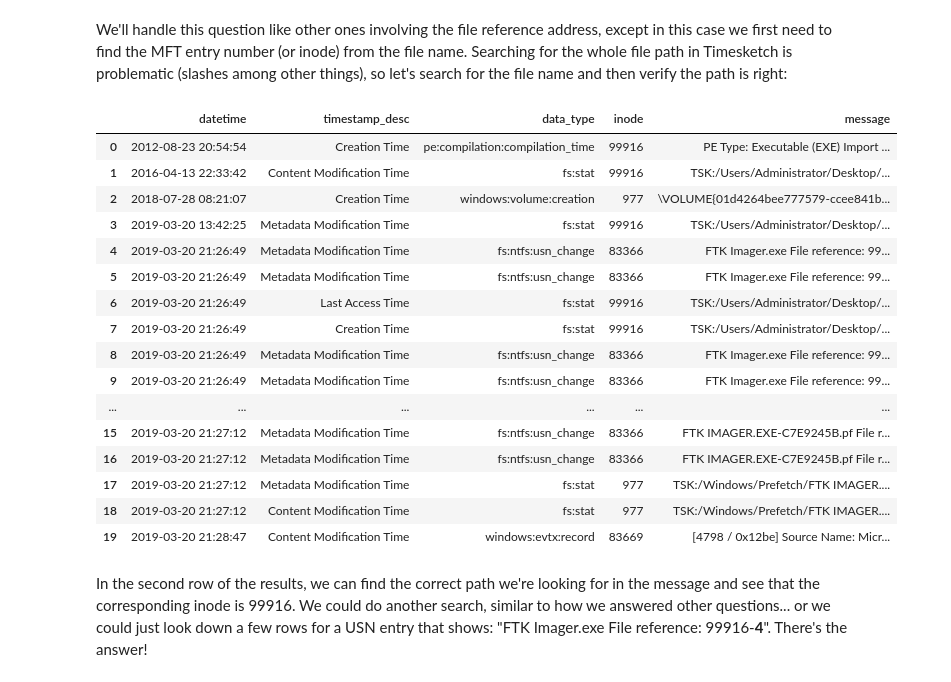
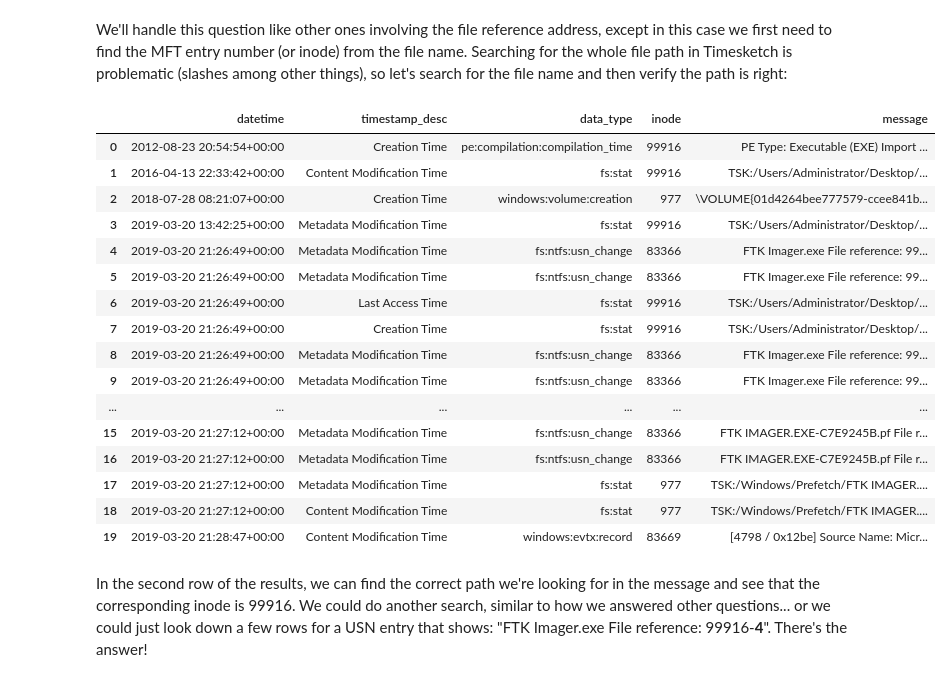
Before and after one commit to google/timesketch, a Jupyter notebook: notebooks/MUS2019_CTF.ipynb, the cells around one changed output. Saved outputs shown, nothing was run; the diff lists cells and outputs as text; code cells hidden in the pictures.

```diff
--- a/notebooks/MUS2019_CTF.ipynb
+++ b/notebooks/MUS2019_CTF.ipynb
@@ -222,26 +231,29 @@ ts_results[['datetime','timestamp_desc','data_type','update_sequence_number','fi
 # %% [markdown]
 We'll handle this question like other ones involving the file reference address, except in this case we first need to find the MFT entry number (or inode) from the file name. Searching for the whole file path in Timesketch is problematic (slashes among other things), so let's search for the file name and then verify the path is right:
 # %%
-ts_results = ctf.explore('FTK Imager.exe', return_fields='datetime,timestamp_desc,data_type,inode,message', as_pandas=True)
+ts_results = ctf.explore(
+    'FTK Imager.exe',
+    return_fields='datetime,timestamp_desc,data_type,inode,message',
+    as_pandas=True)
 ts_results[['datetime','timestamp_desc','data_type','inode','message']]
 # %% [output]
 |  | datetime | timestamp_desc | data_type | inode | message |
-| 0 | 2012-08-23 20:54:54 | Creation Time | pe:compilation:compilation_time | 99916 | PE Type: Executable (EXE) Import ... |
-| 1 | 2016-04-13 22:33:42 | Content Modification Time | fs:stat | 99916 | TSK:/Users/Administrator/Desktop/... |
-| 2 | 2018-07-28 08:21:07 | Creation Time | windows:volume:creation | 977 | \VOLUME{01d4264bee777579-ccee841b... |
-| 3 | 2019-03-20 13:42:25 | Metadata Modification Time | fs:stat | 99916 | TSK:/Users/Administrator/Desktop/... |
-| 4 | 2019-03-20 21:26:49 | Metadata Modification Time | fs:ntfs:usn_change | 83366 | FTK Imager.exe File reference: 99... |
-| 5 | 2019-03-20 21:26:49 | Metadata Modification Time | fs:ntfs:usn_change | 83366 | FTK Imager.exe File reference: 99... |
-| 6 | 2019-03-20 21:26:49 | Last Access Time | fs:stat | 99916 | TSK:/Users/Administrator/Desktop/... |
-| 7 | 2019-03-20 21:26:49 | Creation Time | fs:stat | 99916 | TSK:/Users/Administrator/Desktop/... |
-| 8 | 2019-03-20 21:26:49 | Metadata Modification Time | fs:ntfs:usn_change | 83366 | FTK Imager.exe File reference: 99... |
-| 9 | 2019-03-20 21:26:49 | Metadata Modification Time | fs:ntfs:usn_change | 83366 | FTK Imager.exe File reference: 99... |
+| 0 | 2012-08-23 20:54:54+00:00 | Creation Time | pe:compilation:compilation_time | 99916 | PE Type: Executable (EXE) Import ... |
+| 1 | 2016-04-13 22:33:42+00:00 | Content Modification Time | fs:stat | 99916 | TSK:/Users/Administrator/Desktop/... |
+| 2 | 2018-07-28 08:21:07+00:00 | Creation Time | windows:volume:creation | 977 | \VOLUME{01d4264bee777579-ccee841b... |
+| 3 | 2019-03-20 13:42:25+00:00 | Metadata Modification Time | fs:stat | 99916 | TSK:/Users/Administrator/Desktop/... |
+| 4 | 2019-03-20 21:26:49+00:00 | Metadata Modification Time | fs:ntfs:usn_change | 83366 | FTK Imager.exe File reference: 99... |
+| 5 | 2019-03-20 21:26:49+00:00 | Metadata Modification Time | fs:ntfs:usn_change | 83366 | FTK Imager.exe File reference: 99... |
+| 6 | 2019-03-20 21:26:49+00:00 | Last Access Time | fs:stat | 99916 | TSK:/Users/Administrator/Desktop/... |
+| 7 | 2019-03-20 21:26:49+00:00 | Creation Time | fs:stat | 99916 | TSK:/Users/Administrator/Desktop/... |
+| 8 | 2019-03-20 21:26:49+00:00 | Metadata Modification Time | fs:ntfs:usn_change | 83366 | FTK Imager.exe File reference: 99... |
+| 9 | 2019-03-20 21:26:49+00:00 | Metadata Modification Time | fs:ntfs:usn_change | 83366 | FTK Imager.exe File reference: 99... |
 | ... | ... | ... | ... | ... | ... |
-| 15 | 2019-03-20 21:27:12 | Metadata Modification Time | fs:ntfs:usn_change | 83366 | FTK IMAGER.EXE-C7E9245B.pf File r... |
-| 16 | 2019-03-20 21:27:12 | Metadata Modification Time | fs:ntfs:usn_change | 83366 | FTK IMAGER.EXE-C7E9245B.pf File r... |
-| 17 | 2019-03-20 21:27:12 | Metadata Modification Time | fs:stat | 977 | TSK:/Windows/Prefetch/FTK IMAGER.... |
-| 18 | 2019-03-20 21:27:12 | Content Modification Time | fs:stat | 977 | TSK:/Windows/Prefetch/FTK IMAGER.... |
-| 19 | 2019-03-20 21:28:47 | Content Modification Time | windows:evtx:record | 83669 | [4798 / 0x12be] Source Name: Micr... |
+| 15 | 2019-03-20 21:27:12+00:00 | Metadata Modification Time | fs:ntfs:usn_change | 83366 | FTK IMAGER.EXE-C7E9245B.pf File r... |
+| 16 | 2019-03-20 21:27:12+00:00 | Metadata Modification Time | fs:ntfs:usn_change | 83366 | FTK IMAGER.EXE-C7E9245B.pf File r... |
+| 17 | 2019-03-20 21:27:12+00:00 | Metadata Modification Time | fs:stat | 977 | TSK:/Windows/Prefetch/FTK IMAGER.... |
+| 18 | 2019-03-20 21:27:12+00:00 | Content Modification Time | fs:stat | 977 | TSK:/Windows/Prefetch/FTK IMAGER.... |
+| 19 | 2019-03-20 21:28:47+00:00 | Content Modification Time | windows:evtx:record | 83669 | [4798 / 0x12be] Source Name: Micr... |
 # %% [markdown]
 In the second row of the results, we can find the correct path we're looking for in the message and see that the corresponding inode is 99916. We could do another search, similar to how we answered other questions... or we could just look down a few rows for a USN entry that shows: "FTK Imager.exe File reference: 99916-**4**".  There's the answer!
 # %% [markdown]
```
Also changed, not shown: parts of 27 cells of this notebook.
